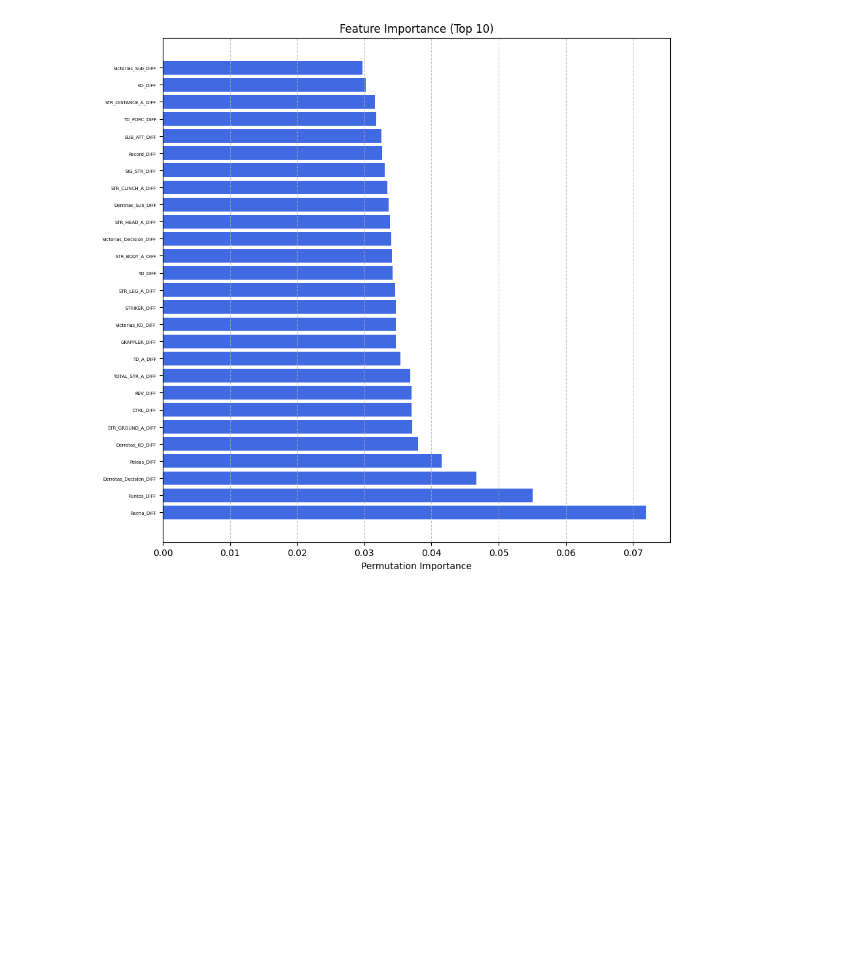
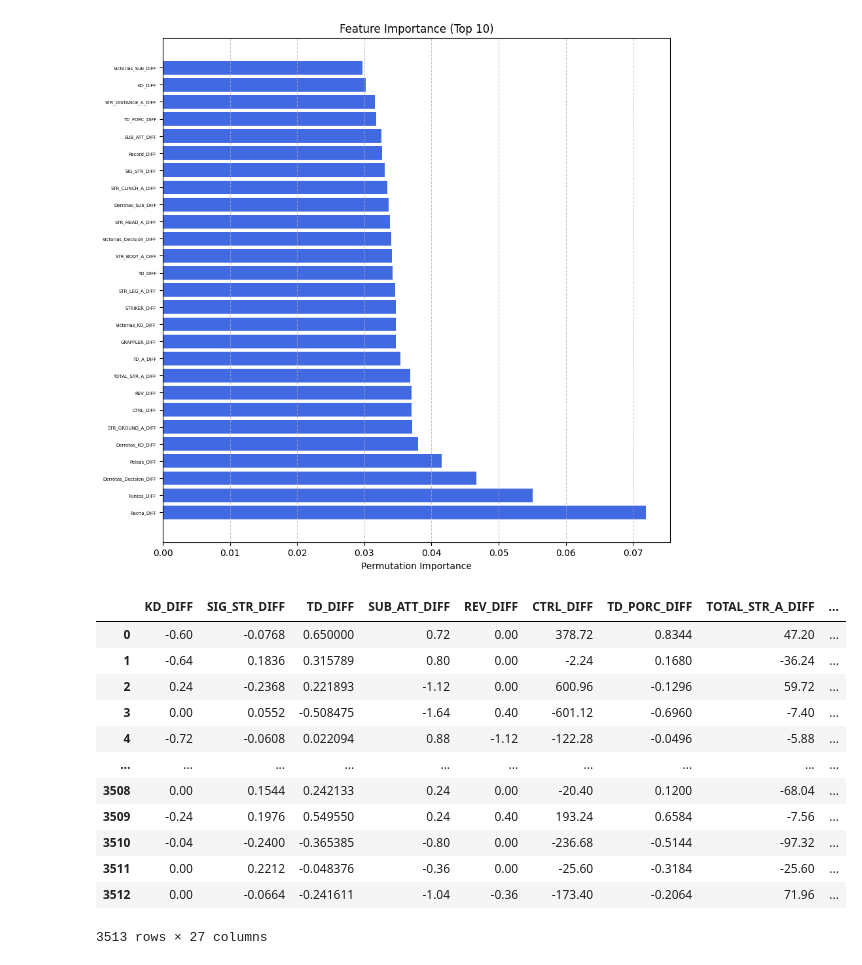
Before and after one commit to UCM-GIDIA-PD1/c2425-R4, a Jupyter notebook: src/evaluacion/P2/evaluacion_P2_nuevos_datos.ipynb, the cells around one changed output. Saved outputs shown, nothing was run; the diff lists cells and outputs as text; code cells hidden in the pictures; blank space fills up the shorter version.

```diff
--- a/src/evaluacion/P2/evaluacion_P2_nuevos_datos.ipynb
+++ b/src/evaluacion/P2/evaluacion_P2_nuevos_datos.ipynb
@@ -228,3 +229,22 @@ plt.grid(axis="x", linestyle="--", alpha=0.7)
 plt.show()
 # %% [output]
 [figure]
+# %%
+X_train = df.drop(columns=["WINNER", "DATE","Peleador_A","Peleador_B"])
+y_train = df["WINNER"]
+# %%
+X_train
+# %% [output]
+|  | KD_DIFF | SIG_STR_DIFF | TD_DIFF | SUB_ATT_DIFF | REV_DIFF | CTRL_DIFF | TD_PORC_DIFF | TOTAL_STR_A_DIFF | ... |
+| 0 | -0.60 | -0.0768 | 0.650000 | 0.72 | 0.00 | 378.72 | 0.8344 | 47.20 | ... |
+| 1 | -0.64 | 0.1836 | 0.315789 | 0.80 | 0.00 | -2.24 | 0.1680 | -36.24 | ... |
+| 2 | 0.24 | -0.2368 | 0.221893 | -1.12 | 0.00 | 600.96 | -0.1296 | 59.72 | ... |
+| 3 | 0.00 | 0.0552 | -0.508475 | -1.64 | 0.40 | -601.12 | -0.6960 | -7.40 | ... |
+| 4 | -0.72 | -0.0608 | 0.022094 | 0.88 | -1.12 | -122.28 | -0.0496 | -5.88 | ... |
+| ... | ... | ... | ... | ... | ... | ... | ... | ... | ... |
+| 3508 | 0.00 | 0.1544 | 0.242133 | 0.24 | 0.00 | -20.40 | 0.1200 | -68.04 | ... |
+| 3509 | -0.24 | 0.1976 | 0.549550 | 0.24 | 0.40 | 193.24 | 0.6584 | -7.56 | ... |
+| 3510 | -0.04 | -0.2400 | -0.365385 | -0.80 | 0.00 | -236.68 | -0.5144 | -97.32 | ... |
+| 3511 | 0.00 | 0.2212 | -0.048376 | -0.36 | 0.00 | -25.60 | -0.3184 | -25.60 | ... |
+| 3512 | 0.00 | -0.0664 | -0.241611 | -1.04 | -0.36 | -173.40 | -0.2064 | 71.96 | ... |
+3513 rows × 27 columns
```
Also changed, not shown: parts of 3 cells of this notebook, 6 other files.
